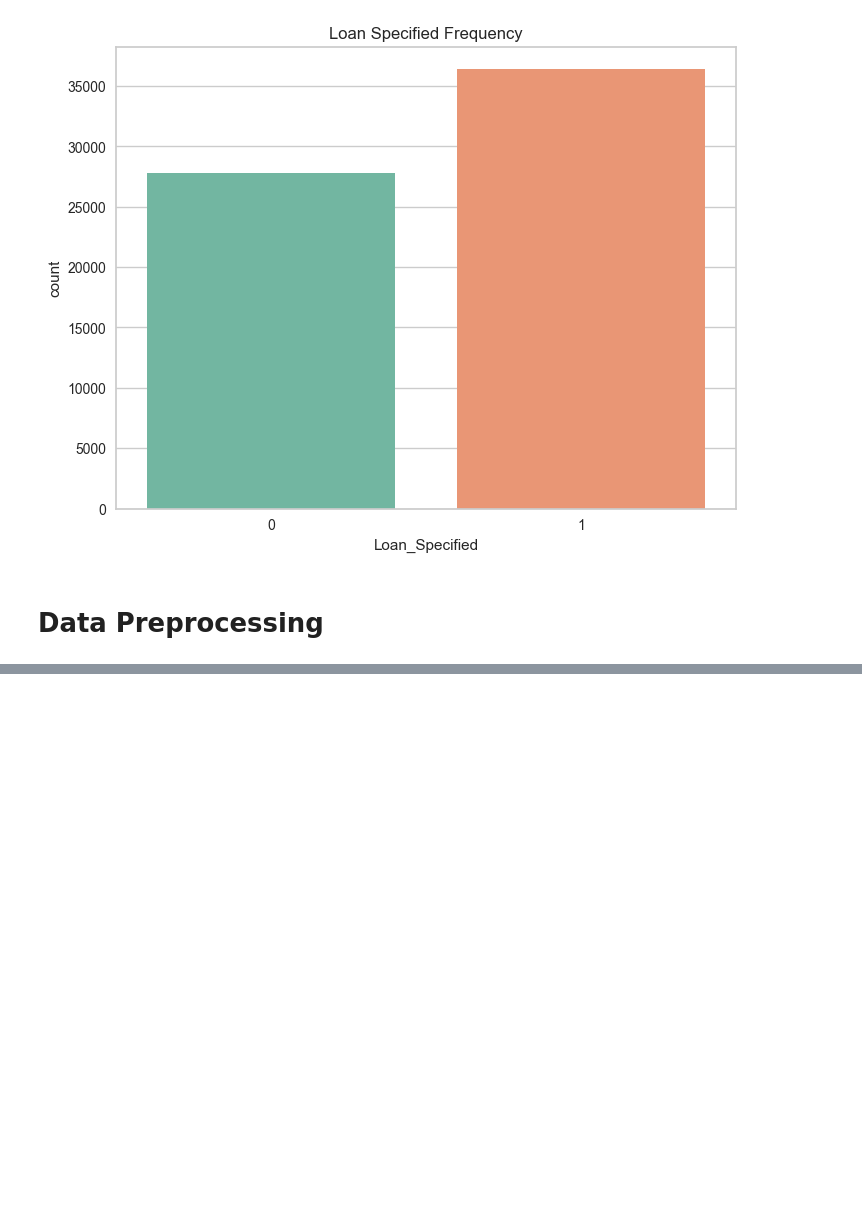
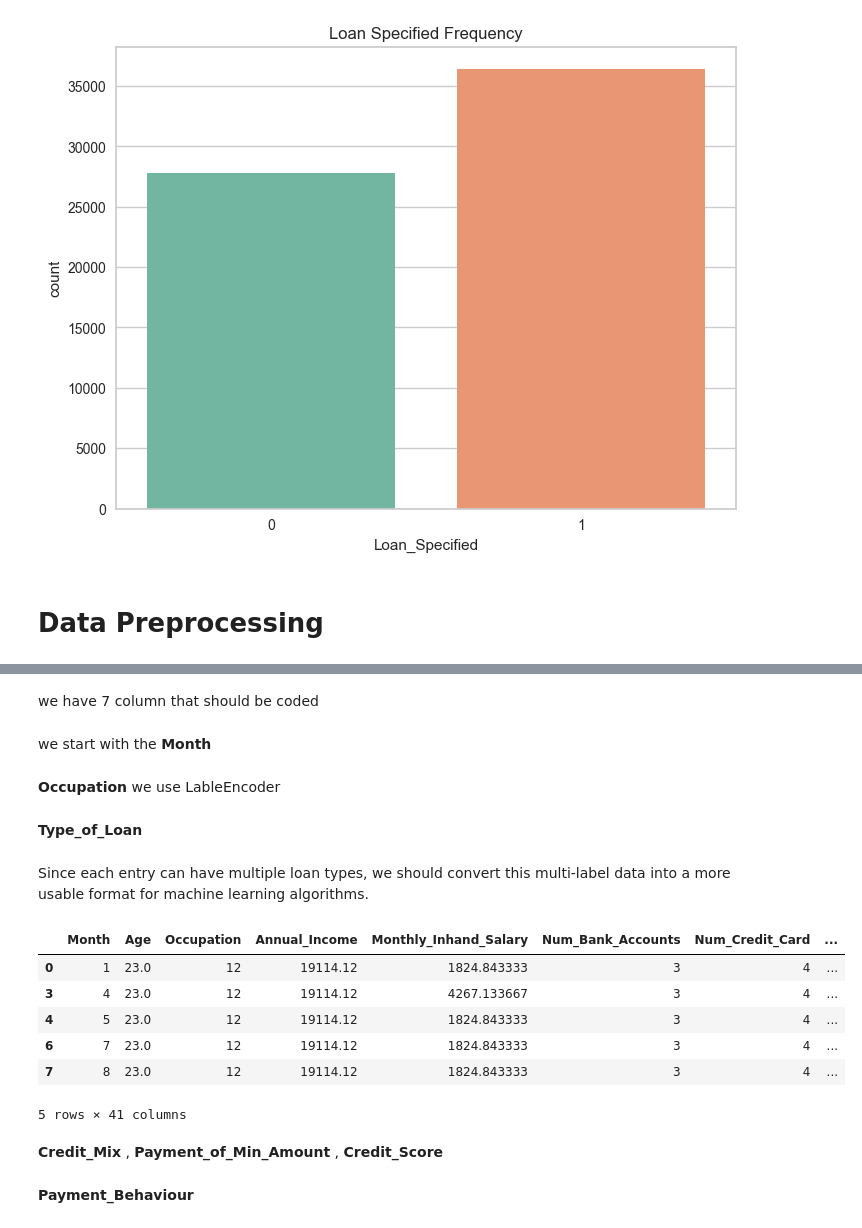
Before and after one commit to ishamel101/Credit-Score-Classification, a Jupyter notebook: Credit Score Classification.ipynb, the cells around one changed output, grey strips where cells are left out. Cells and saved outputs as stored; diff of their text form; code cells hidden in the pictures; blank space fills up the shorter version.

```diff
--- a/Credit Score Classification.ipynb
+++ b/Credit Score Classification.ipynb
@@ -800,0 +831,4 @@ Passing `palette` without assigning `hue` is deprecated and will be removed in v
+# %% [markdown]
+we have 7 column that should be coded
+# %% [markdown]
+we start with the  **Month**
@@ -800,0 +856,60 @@ Passing `palette` without assigning `hue` is deprecated and will be removed in v
+# %% [markdown]
+**Occupation**
+we use LableEncoder
+# %%
+from sklearn.preprocessing import LabelEncoder
+encoder = LabelEncoder()
+data_training['Occupation'] = encoder.fit_transform( data_training['Occupation'])
+
+# for testing data
+data_testing['Occupation'] = encoder.fit_transform(data_testing['Occupation'])
+# %% [markdown]
+**Type_of_Loan**
+# %% [markdown]
+Since each entry can have multiple loan types, we should convert this multi-label data into a more usable format for machine learning algorithms.
+# %%
+def Transform_Multi_Label_Data(df, column):
+    # Ensure the column exists in the dataframe
+    if column not in df.columns:
+        raise ValueError(f"Column {column} does not exist in the DataFrame")
+
+    # Normalize the data
+    df[column] = df[column].str.split(', ')
+
+    # Remove 'Not Specified' from the loan types
+    df[column] = df[column].apply(lambda x: [loan for loan in x if loan != 'Not Specified'] if isinstance(x, list) else [])
+
+    # Initialize MultiLabelBinarizer
+    mlb = MultiLabelBinarizer()
+
+    # One-hot encode the loan types
+    one_hot_encoded_loans = mlb.fit_transform(df[column])
+
+    # Create a DataFrame with the one-hot encoded loan types
+    one_hot_encoded_df = pd.DataFrame(one_hot_encoded_loans, columns=mlb.classes_, index=df.index)
+
+    # Concatenate the original DataFrame with the one-hot encoded DataFrame
+    df = pd.concat([df, one_hot_encoded_df], axis=1)
+
+    # Drop the original 'Type_of_Loan' column
+    df.drop(column, axis=1, inplace=True)
+
+    return df
+# %%
+# use the function for the training data
+data_training = Transform_Multi_Label_Data(data_training,'Type_of_Loan')
+
+# use the function for the testing data
+data_testing = Transform_Multi_Label_Data(data_testing,'Type_of_Loan')
+# %%
+data_training.head()
+# %% [output]
+|  | Month | Age | Occupation | Annual_Income | Monthly_Inhand_Salary | Num_Bank_Accounts | Num_Credit_Card | ... |
+| 0 | 1 | 23.0 | 12 | 19114.12 | 1824.843333 | 3 | 4 | ... |
+| 3 | 4 | 23.0 | 12 | 19114.12 | 4267.133667 | 3 | 4 | ... |
+| 4 | 5 | 23.0 | 12 | 19114.12 | 1824.843333 | 3 | 4 | ... |
+| 6 | 7 | 23.0 | 12 | 19114.12 | 1824.843333 | 3 | 4 | ... |
+| 7 | 8 | 23.0 | 12 | 19114.12 | 1824.843333 | 3 | 4 | ... |
+5 rows × 41 columns
+# %% [markdown]
+**Credit_Mix** , **Payment_of_Min_Amount** , **Credit_Score**
@@ -800,0 +926,2 @@ Passing `palette` without assigning `hue` is deprecated and will be removed in v
+# %% [markdown]
+**Payment_Behaviour**
```
Also changed, not shown: parts of 12 cells of this notebook.
